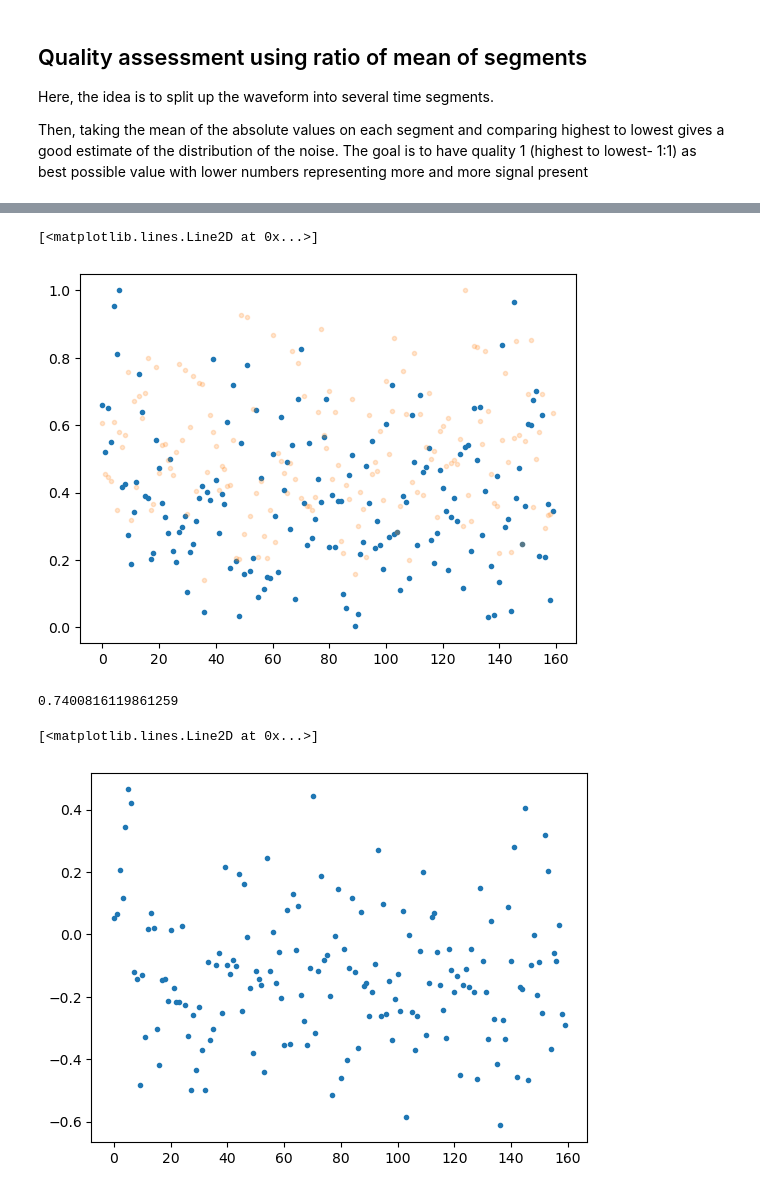
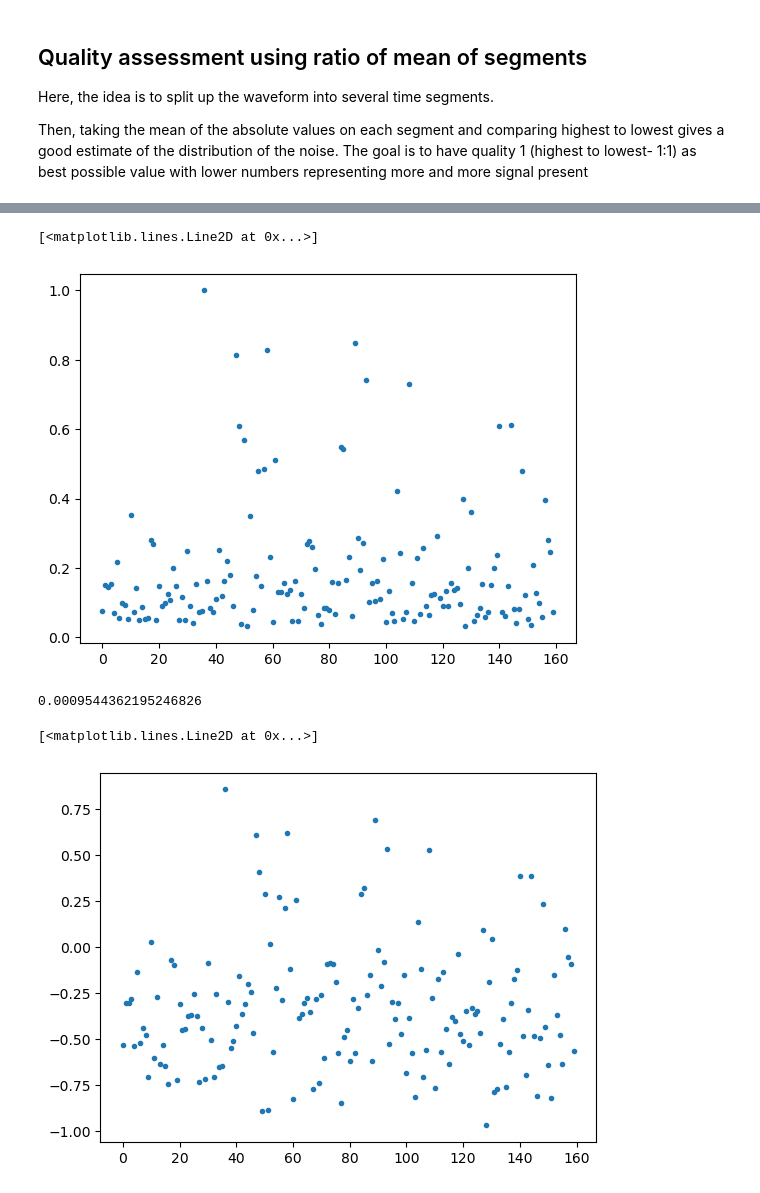
Before and after one commit to alexmundt/waveform-stft-denoise, a Jupyter notebook: Model - Testing.ipynb, the cells around one changed output, grey strips where cells are left out. Drawn from its saved outputs; the diff is of its cells as text; code cells hidden in the pictures.

```diff
--- a/Model - Testing.ipynb
+++ b/Model - Testing.ipynb
@@ -272,7 +283,8 @@ def assess_quality(waveform, method="segments"):
     # calculate the mean of the absolute values
     splits_mean = np.mean(np.abs(splits), axis=1)
 
-    ratio = np.min(splits_mean)/np.max(splits_mean)
+    # ratio = np.min(splits_mean)/np.max(splits_mean)
+    ratio = np.var(splits_mean)
 
     return ratio
 # %%
@@ -294,15 +304,15 @@ plt.hist(quality_assessment, bins = 10)
 # %%
 plt.plot(quality_assessment/np.max(quality_assessment),".")
-plt.plot(residual_var_qual_norm,".", alpha= 0.2)
+# plt.plot(residual_var_qual_norm,".", alpha= 0.2)
 # %% [output]
 [<matplotlib.lines.Line2D at 0x...>]
-[figure, old version]
+[figure, new version]
 # %%
 quality_assessment[153]
 # %% [output]
-0.7400816119861259
+0.0009544362195246826
 # %%
 plt.plot(quality_assessment/np.max(quality_assessment) - residual_var_qual_norm, ".")
 # %% [output]
 [<matplotlib.lines.Line2D at 0x...>]
-[figure, old version]
+[figure, new version]
```
Also changed, not shown: parts of 5 cells of this notebook.
